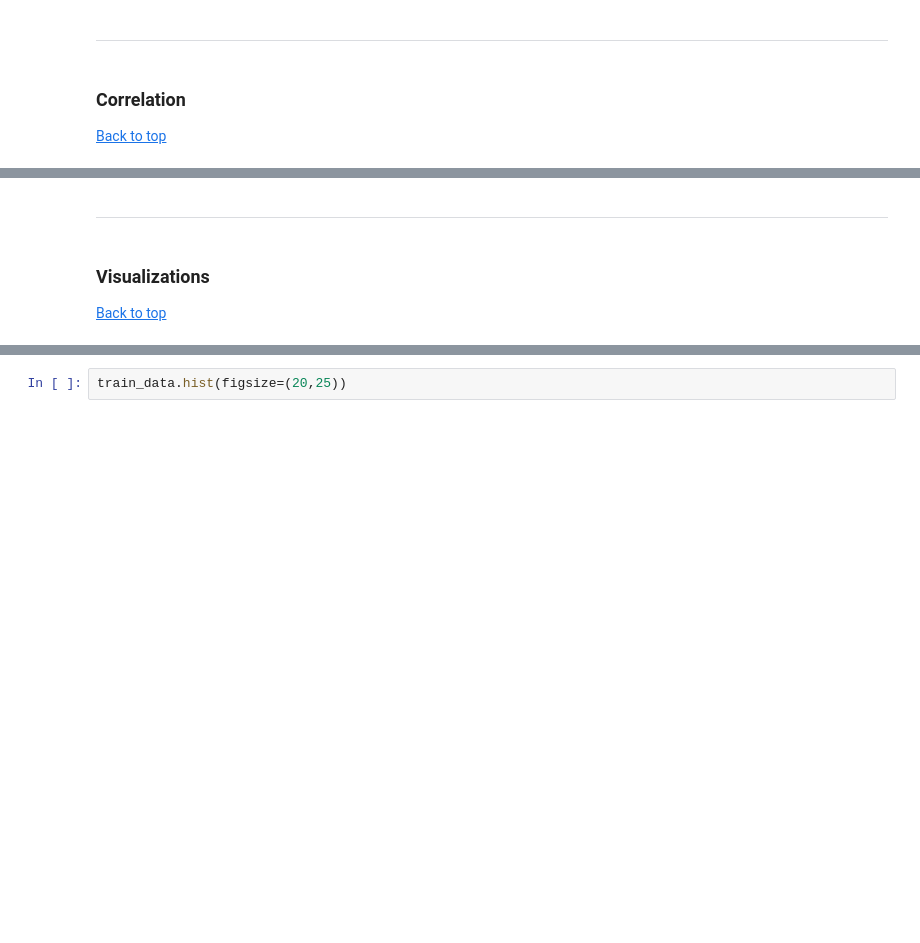
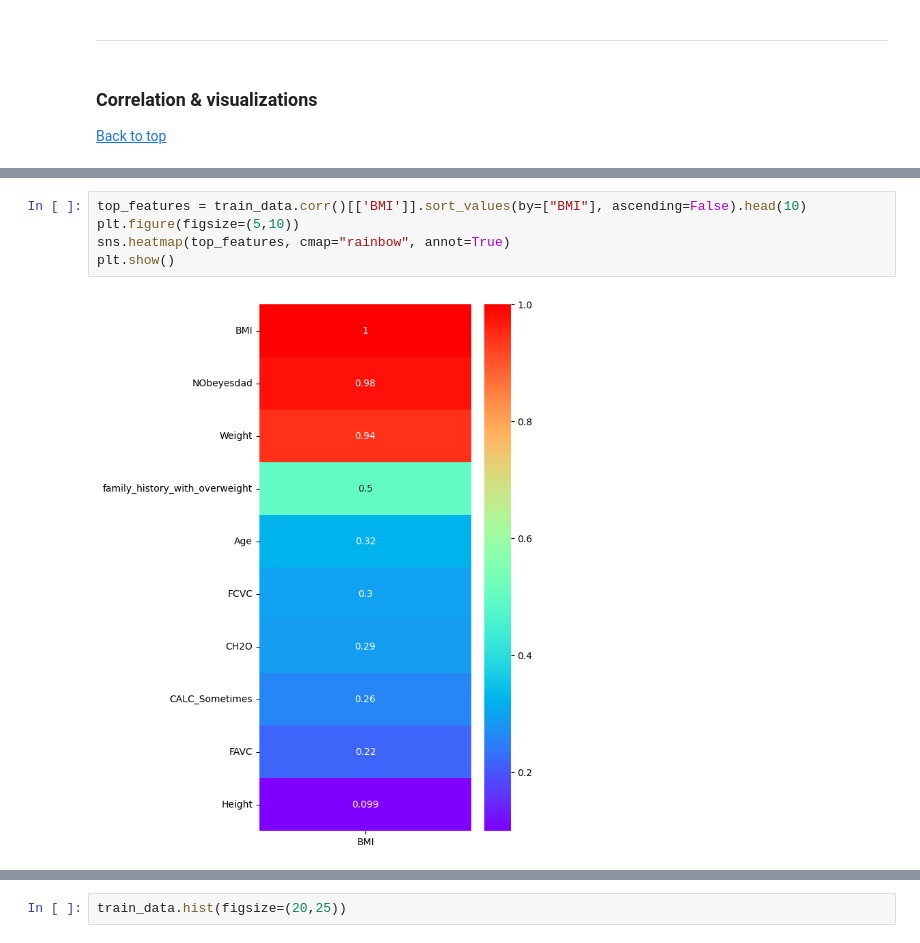
Before and after one commit to vilmahietala/data_science_projects, a Jupyter notebook: EDA/EDA.ipynb, the cells around one changed output, grey strips where cells are left out. Saved outputs shown, nothing was run; the diff lists cells and outputs as text; blank space fills up the shorter version.

Commit message:
exploratory data analysis

```diff
--- a/EDA/EDA.ipynb
+++ b/EDA/EDA.ipynb
@@ -485,7 +485,7 @@ train_data.drop(index_to_drop, inplace=True)
 # %% [markdown]
 ___
 # %% [markdown]
-### Correlation <a class="anchor" id="subsection-1-4"></a>
+### Correlation & visualizations <a class="anchor" id="subsection-1-4"></a>
 [Back to top](#section-2)
 # %%
 train_data.corr(method='pearson', min_periods=1)
@@ -507,8 +507,10 @@ train_data.corr(method='pearson', min_periods=1)
 | MTRANS_Public_Transportation | 0.012797 | 0.168185 | -0.545779 | -0.068764 | 0.043813 | -0.060278 | 0.035850 | 0.093341 | -0.024926 | 0.013908 | ... |
 | MTRANS_Walking | 0.002246 | -0.062688 | -0.078664 | 0.040589 | -0.099349 | -0.088568 | -0.118509 | -0.006336 | 0.045584 | 0.068134 | ... |
 | BMI | 0.011227 | 0.091417 | 0.320702 | 0.098845 | 0.941063 | 0.498700 | 0.215681 | 0.297160 | 0.048922 | -0.350509 | ... |
-# %% [markdown]
-___
-# %% [markdown]
-### Visualizations <a class="anchor" id="subsection-1-8"></a>
-[Back to top](#section-2)
+# %%
+top_features = train_data.corr()[['BMI']].sort_values(by=["BMI"], ascending=False).head(10)
+plt.figure(figsize=(5,10))
+sns.heatmap(top_features, cmap="rainbow", annot=True)
+plt.show()
+# %% [output]
+[figure, added]
```
Also changed, not shown: parts of 6 cells of this notebook.
